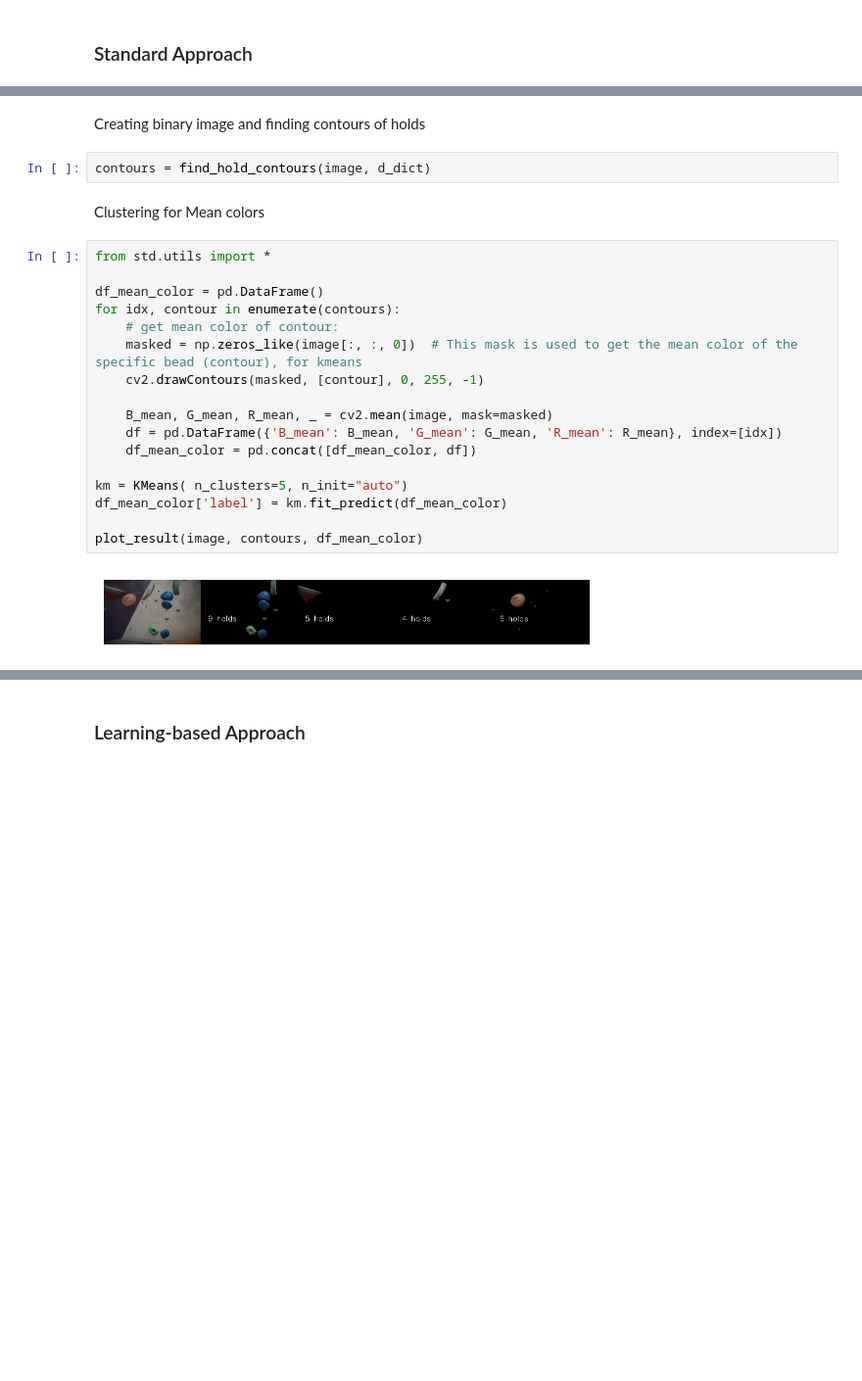
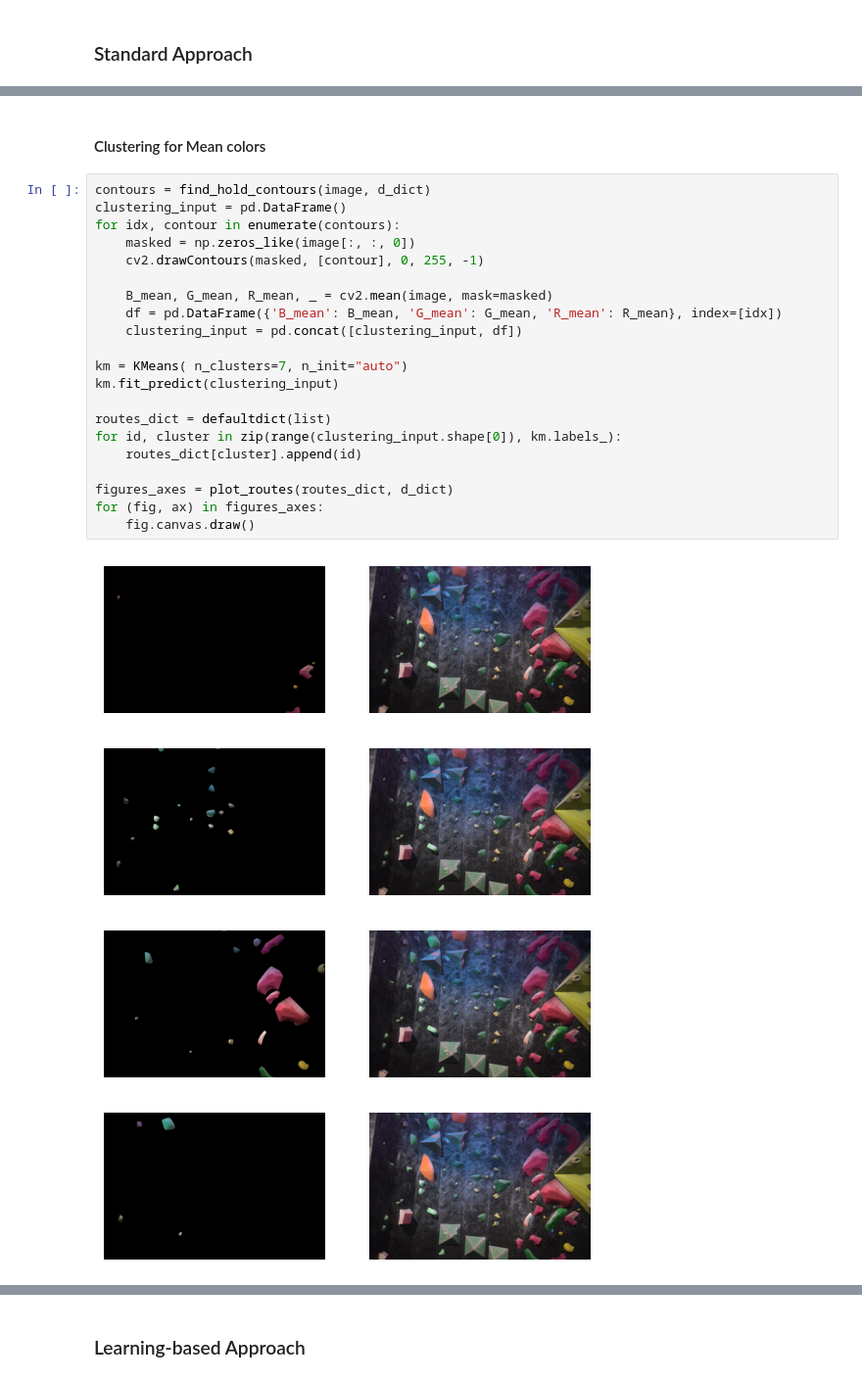
Before and after one commit to xiaoxiae/Indoor-Climbing-Hold-and-Route-Segmentation, a Jupyter notebook: demo.ipynb, the cells around one changed output, grey strips where cells are left out. Shown at 98% size. Saved outputs shown, nothing was run; the diff lists cells and outputs as text; blank space fills up the shorter version.

```diff
--- a/demo.ipynb
+++ b/demo.ipynb
@@ -214,25 +197,28 @@ v = Visualizer(
-# %% [markdown]
-Creating binary image and finding contours of holds
-# %%
-contours = find_hold_contours(image, d_dict)
-# %% [markdown]
-Clustering for Mean colors
-# %%
-from std.utils import *
-
-df_mean_color = pd.DataFrame()
-for idx, contour in enumerate(contours):
-    # get mean color of contour:
-    masked = np.zeros_like(image[:, :, 0])  # This mask is used to get the mean color of the specific bead (contour), for kmeans
-    cv2.drawContours(masked, [contour], 0, 255, -1)
-
-    B_mean, G_mean, R_mean, _ = cv2.mean(image, mask=masked)
-    df = pd.DataFrame({'B_mean': B_mean, 'G_mean': G_mean, 'R_mean': R_mean}, index=[idx])
-    df_mean_color = pd.concat([df_mean_color, df])
-
-km = KMeans( n_clusters=5, n_init="auto")
-df_mean_color['label'] = km.fit_predict(df_mean_color)
-
-plot_result(image, contours, df_mean_color)
-# %% [output]
-[figure, removed]
+# %% [markdown]
+#### Clustering for Mean colors
+# %%
+contours = find_hold_contours(image, d_dict)
+clustering_input = pd.DataFrame()
+for idx, contour in enumerate(contours):
+    masked = np.zeros_like(image[:, :, 0])
+    cv2.drawContours(masked, [contour], 0, 255, -1)
+
+    B_mean, G_mean, R_mean, _ = cv2.mean(image, mask=masked)
+    df = pd.DataFrame({'B_mean': B_mean, 'G_mean': G_mean, 'R_mean': R_mean}, index=[idx])
+    clustering_input = pd.concat([clustering_input, df])
+
+km = KMeans( n_clusters=7, n_init="auto")
+km.fit_predict(clustering_input)
+
+routes_dict = defaultdict(list)
+for id, cluster in zip(range(clustering_input.shape[0]), km.labels_):
+    routes_dict[cluster].append(id)
+
+figures_axes = plot_routes(routes_dict, d_dict)
+for (fig, ax) in figures_axes:
+    fig.canvas.draw()
+# %% [output]
+[figure, added]
+[figure, added]
+[figure, added]
+[figure, added]
```
Also changed, not shown: parts of 7 cells of this notebook.
